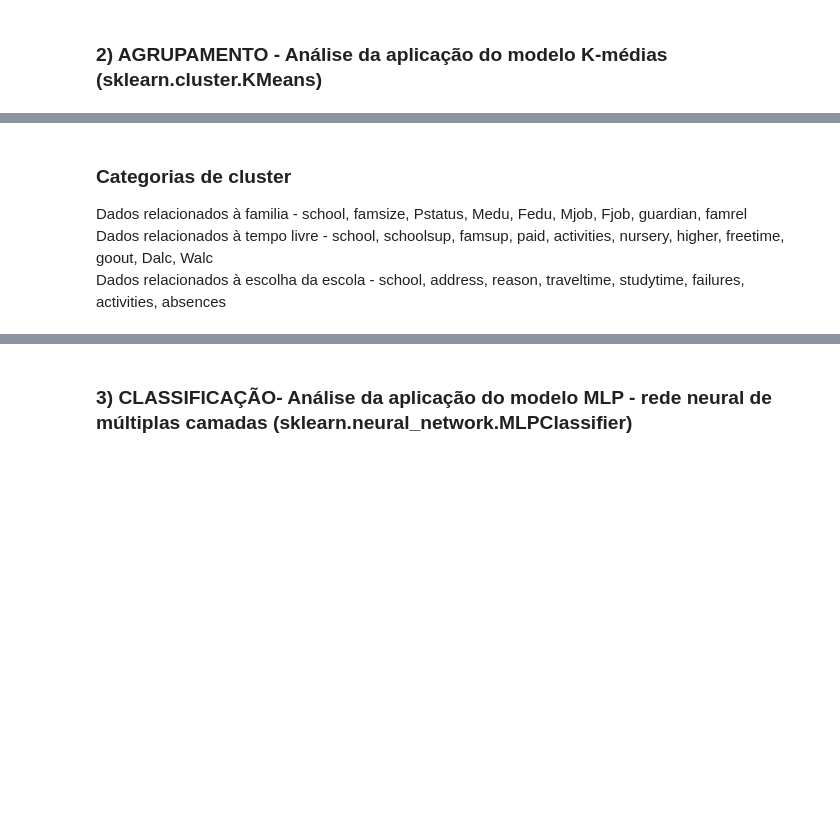
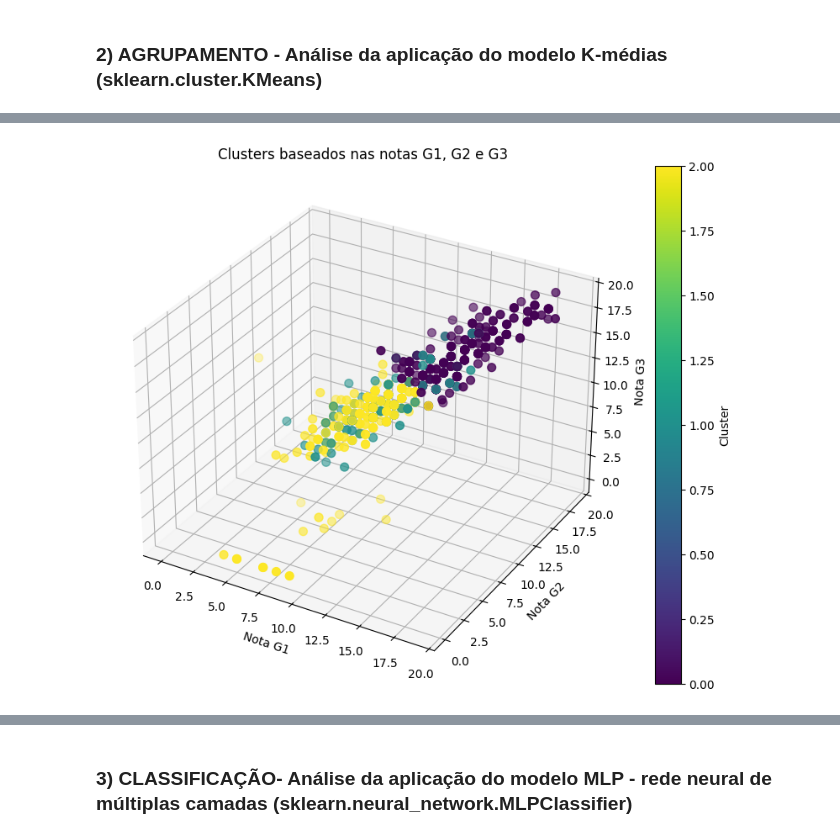
Before and after one commit to PedroAnuncio/Trabalho-de-IA, a Jupyter notebook: teste de banco.ipynb, the cells around one changed output, grey strips where cells are left out. Cells and saved outputs as stored; diff of their text form; code cells hidden in the pictures; blank space fills up the shorter version.

```diff
--- a/teste de banco.ipynb
+++ b/teste de banco.ipynb
@@ -174,5 +116,0 @@ ModuleNotFoundError: No module named 'KMeans'
-# %% [markdown]
-### Categorias de cluster
-Dados relacionados à familia - school, famsize, Pstatus, Medu, Fedu, Mjob, Fjob, guardian, famrel  \
-Dados relacionados à tempo livre - school, schoolsup, famsup, paid, activities, nursery, higher, freetime, goout, Dalc, Walc \
-Dados relacionados à escolha da escola - school, address, reason, traveltime, studytime, failures, activities, absences
@@ -178,0 +124,3 @@ Dados relacionados à escolha da escola - school, address, reason, traveltime, s
+# %%
+clusterFuturo = pd.concat([estudanteFeat[["studytime", "failures", "schoolsup", "famsup", "paid",
+     "activities", "higher", "romantic", "Dalc", "Walc", "absences"]], estudanteTarg], axis=1)
@@ -178,0 +151,30 @@ Dados relacionados à escolha da escola - school, address, reason, traveltime, s
+# %%
+# Aplicar o modelo K-means
+kmeans = KMeans(n_clusters=3, random_state=42)
+kmeans.fit(clusterFuturo)
+
+# Adicionar rótulos ao dataset original para análise
+clusterFuturo['Cluster'] = kmeans.labels_
+# %%
+fig = plt.figure(figsize=(10, 8))
+ax = fig.add_subplot(111, projection='3d')
+
+# Gráfico 3D para conseguir analisar todos os periodos
+scatter = ax.scatter(
+    clusterFuturo['G1'],
+    clusterFuturo['G2'],
+    clusterFuturo['G3'],
+    c=clusterFuturo['Cluster'],
+    cmap='viridis',
+    s=50
+)
+
+# Configuração do gráfico
+ax.set_title("Clusters baseados nas notas G1, G2 e G3")
+ax.set_xlabel("Nota G1")
+ax.set_ylabel("Nota G2")
+ax.set_zlabel("Nota G3")
+plt.colorbar(scatter, label="Cluster")
+plt.show()
+# %% [output]
+[figure, added]
```
Also changed, not shown: parts of 8 cells of this notebook.
